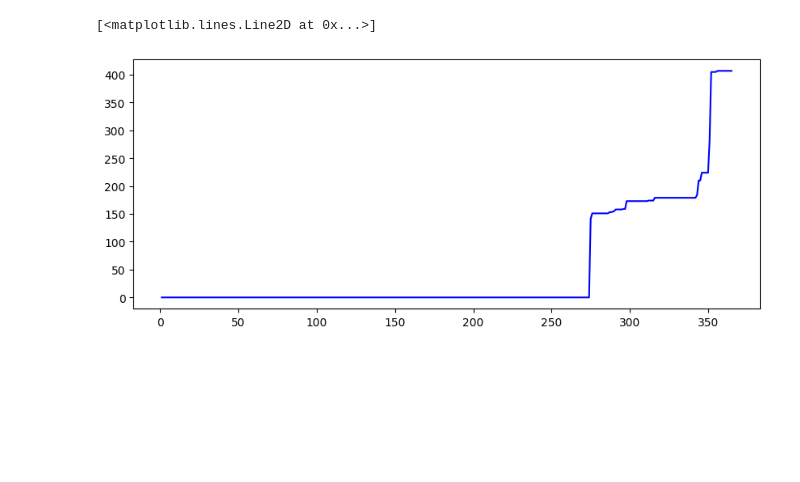
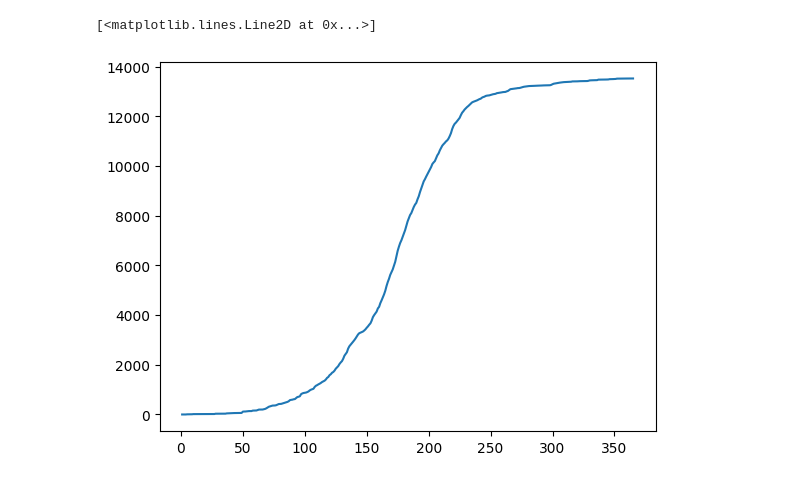
Before and after one commit to jcorner1/SYN_SERV, a Jupyter notebook: Code/Cumu_Sum_Graph.ipynb, the cells around one changed output. Saved outputs shown, nothing was run; the diff lists cells and outputs as text; code cells hidden in the pictures; blank space fills up the shorter version.

```diff
--- a/Code/Cumu_Sum_Graph.ipynb
+++ b/Code/Cumu_Sum_Graph.ipynb
@@ -30,19 +31,34 @@ df_8p5MID
-# %%
-for year in df_8p5MID.Year.unique():
-    df_sub = df_8p5MID[(df_8p5MID['Year'] == year)]
-    x = []
-
-    for date in pd.date_range(f"{year}-01-01", periods=365, freq="d"):
-        df = df_sub[(df_sub['Date'] == date)]
-        x.append(len(df))
-    break
-# %%
-# specifying figure size
-fig = plt.figure(figsize=(10, 4))
-
-# adding sub plots
-ax1 = fig.add_subplot(1, 1, 1)
-ax1.plot(np.arange(1,len(x)+1,1), np.cumsum(x), color="blue")
-# %% [output]
-[<matplotlib.lines.Line2D at 0x...>]
-[figure, removed]
+# %%
+def Cumu_sum(df):
+
+    daily_counts = pd.DataFrame(index=np.arange(1,366,1))
+    df['Day_of_Year'] = pd.to_datetime(df['Date']).dt.dayofyear
+
+    for year in df['Year'].unique()[:-1]:
+        b=[]
+
+        if year == np.min(df['Year'].unique()):
+            df_year = df[((df['Year'] == np.min(df['Year'].unique())) | (df['Year'] == np.max(df['Year'].unique())))]
+
+            for day in np.arange(1,366,1):
+                df_sub = df_year[(df_year['Day_of_Year'] == day)]
+                b.append(len(df_sub))
+
+
+        else:
+            df_year = df[(df['Year'] == year)]
+
+            for day in np.arange(1,366,1):
+                df_sub = df_year[(df_year['Day_of_Year'] == day)]
+                b.append(len(df_sub))
+
+        daily_counts[year] = b
+
+    return daily_counts
+# %%
+new_df = Cumu_sum(df_8p5MID)
+# %%
+plt.plot(np.arange(1, 366, 1), np.cumsum(new_df.mean(axis = 1)))
+# %% [output]
+[<matplotlib.lines.Line2D at 0x...>]
+[figure, added]
```
Also changed, not shown: parts of 1 cell of this notebook, 7 other files.
